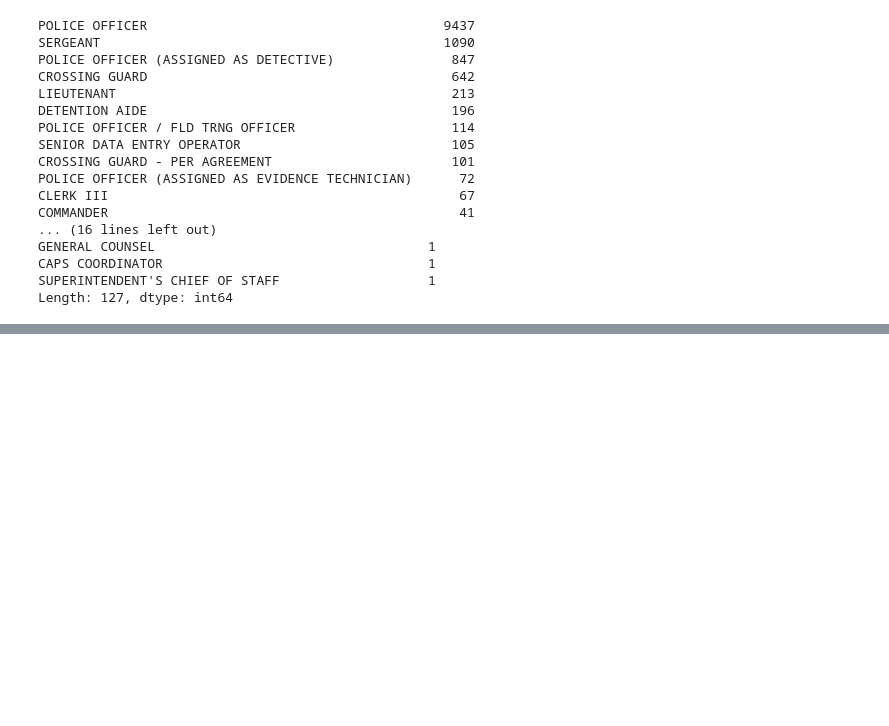
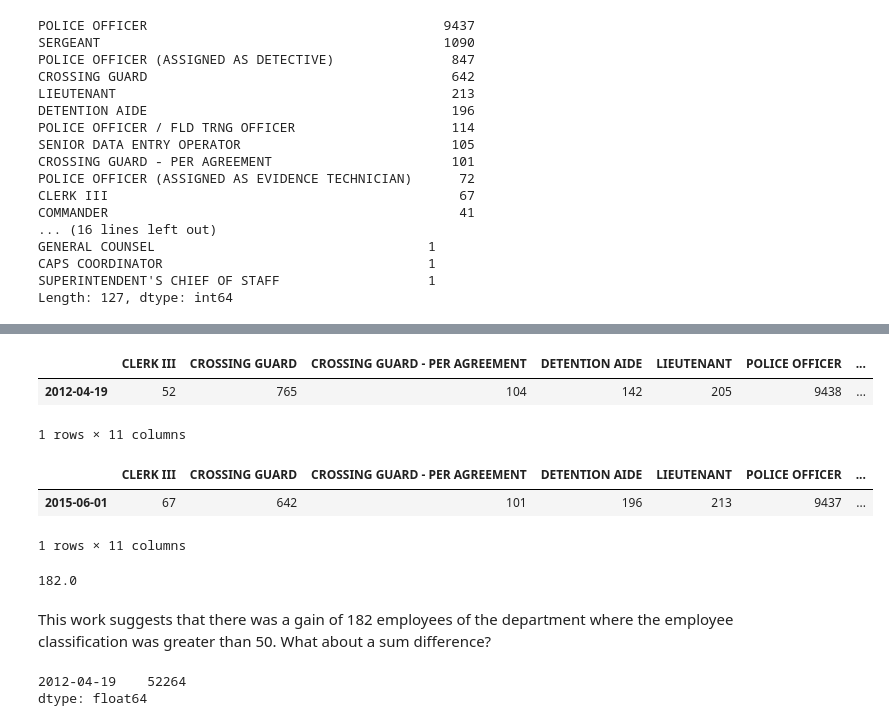
Before and after one commit to hunterowens/hunterowens.github.io, a Jupyter notebook: notebooks/ChicagoSalariesPanel.ipynb, the cells around one changed output, grey strips where cells are left out. Cells and saved outputs as stored; diff of their text form; code cells hidden in the pictures; blank space fills up the shorter version.

```diff
--- a/notebooks/ChicagoSalariesPanel.ipynb
+++ b/notebooks/ChicagoSalariesPanel.ipynb
@@ -125,0 +127,25 @@ DETENTION AIDE                                       208
+# %%
+plot_df.head(1)
+# %% [output]
+|  | CLERK III | CROSSING GUARD | CROSSING GUARD - PER AGREEMENT | DETENTION AIDE | LIEUTENANT | POLICE OFFICER | ... |
+| 2012-04-19 | 52 | 765 | 104 | 142 | 205 | 9438 | ... |
+1 rows × 11 columns
+# %%
+plot_df.tail(1)
+# %% [output]
+|  | CLERK III | CROSSING GUARD | CROSSING GUARD - PER AGREEMENT | DETENTION AIDE | LIEUTENANT | POLICE OFFICER | ... |
+| 2015-06-01 | 67 | 642 | 101 | 196 | 213 | 9437 | ... |
+1 rows × 11 columns
+# %%
+total_change = plot_df.head(1).sum(axis=1)[0] - plot_df.tail(1).sum(axis=1)[0]
+total_change
+# %% [output]
+182.0
+# %% [markdown]
+This work suggests that there was a gain of 182 employees of the department where the employee classification was greater than 50. What about a sum difference?
+# %%
+#plot_df['total employed'] = plot_df.sum(axis=1)
+plot_df.head(1).sum(axis=1)
+# %% [output]
+2012-04-19    52264
+dtype: float64
```
Also changed, not shown: parts of 10 cells of this notebook.
